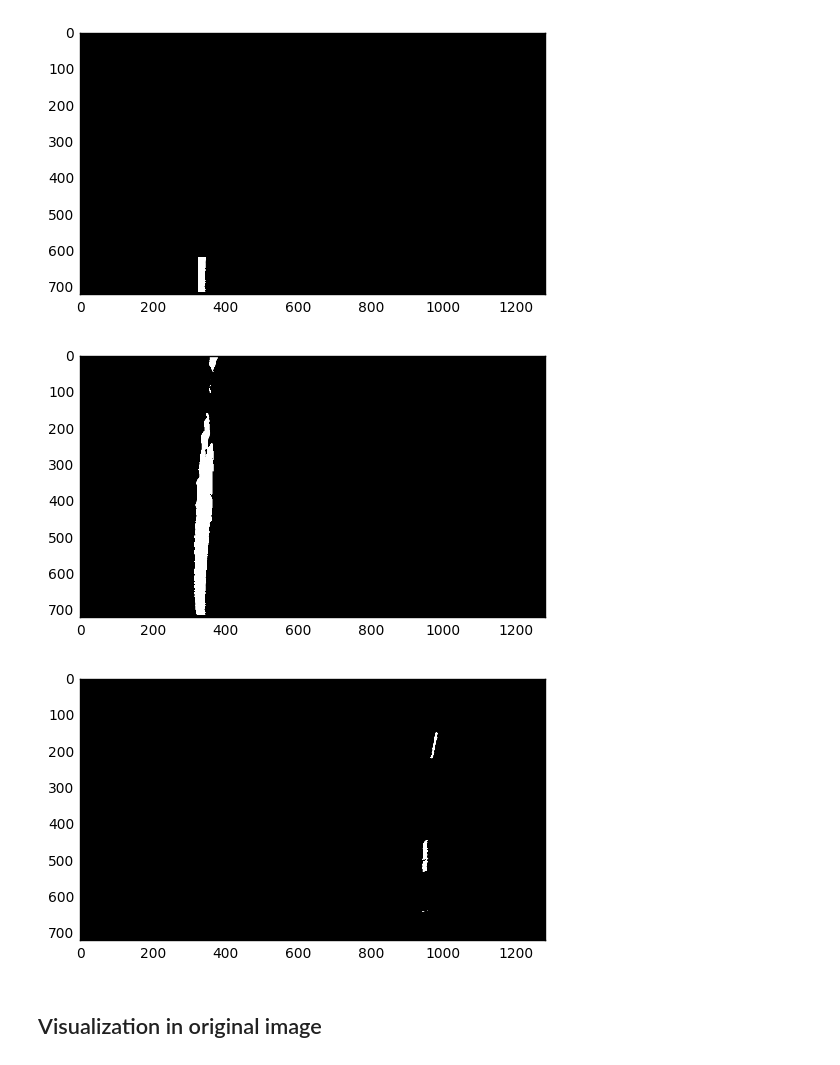
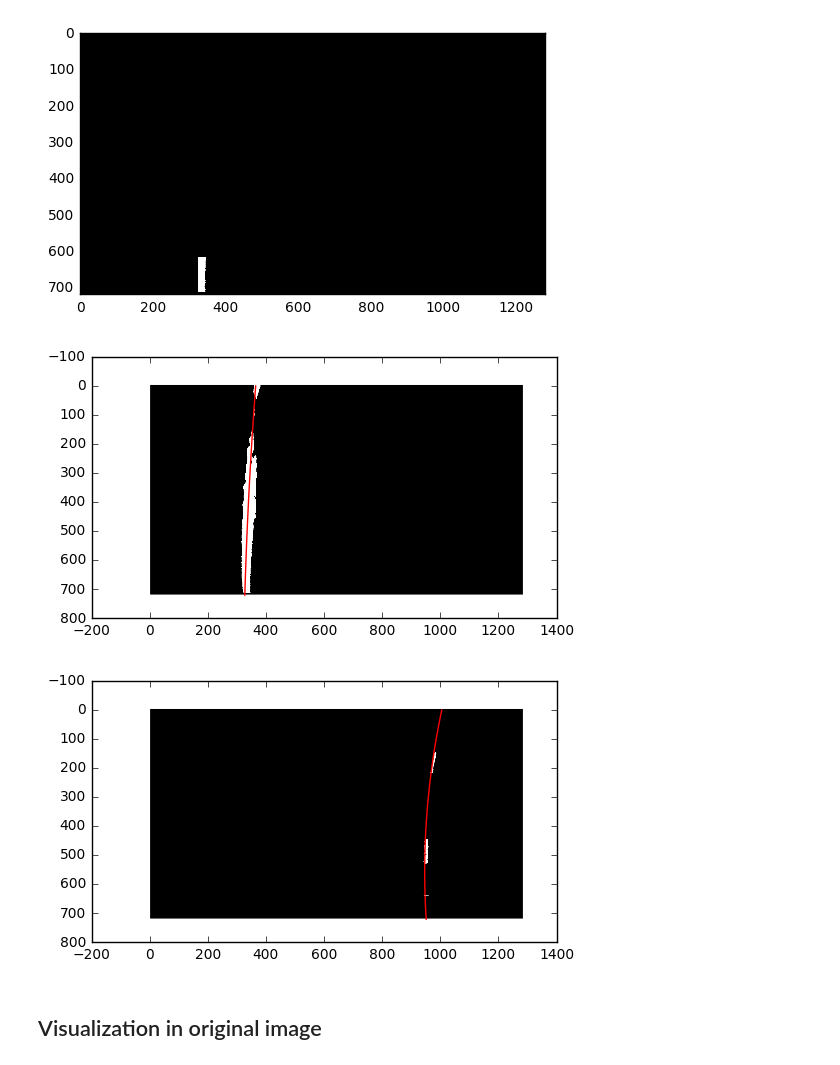
Before and after one commit to carlosgalvezp/Udacity-Self-Driving-Car-Nanodegree, a Jupyter notebook: term1/projects/p4-advanced-lane-finding/p4-advanced-lane-finding.ipynb, the cells around one changed output. Drawn from its saved outputs; the diff is of its cells as text; code cells hidden in the pictures.

Commit message:
Visualize fitted line

```diff
--- a/term1/projects/p4-advanced-lane-finding/p4-advanced-lane-finding.ipynb
+++ b/term1/projects/p4-advanced-lane-finding/p4-advanced-lane-finding.ipynb
@@ -368,23 +368,30 @@ def get_line_pixels(img_masked, x0):
 # %%
 def line_test(img, x0):
     line = get_line_pixels(img, x0)
+    line.fit()
 
     img_out = np.zeros_like(img)
     for i in range(len(line.pixels_x)):
         x = line.pixels_x[i]
         y = line.pixels_y[i]
 
         if (y < img.shape[0]) and (x < img.shape[1]):
             img_out[y][x] = 255
 
+    # Draw a line representing the fit polynomial
+    n_points = 100
+    yvals = np.linspace(0, n_points, num=n_points + 1) * (float(img.shape[0]) / float(n_points))
+    xvals = line.coeffs[0]*yvals**2 + line.coeffs[1]*yvals + line.coeffs[2]
+
     plt.figure()
     plt.imshow(img_out, cmap='gray')
+    plt.plot(xvals, yvals, color = 'red', linewidth=1)
 
 line_test(img_mask, 325)
 line_test(img_mask, 951)
 # %% [output]
-[figure, old version]
+[figure, new version]
-[figure, old version]
+[figure, new version]
 # %% [markdown]
 ## Visualization in original image
 # %% [markdown]
```
